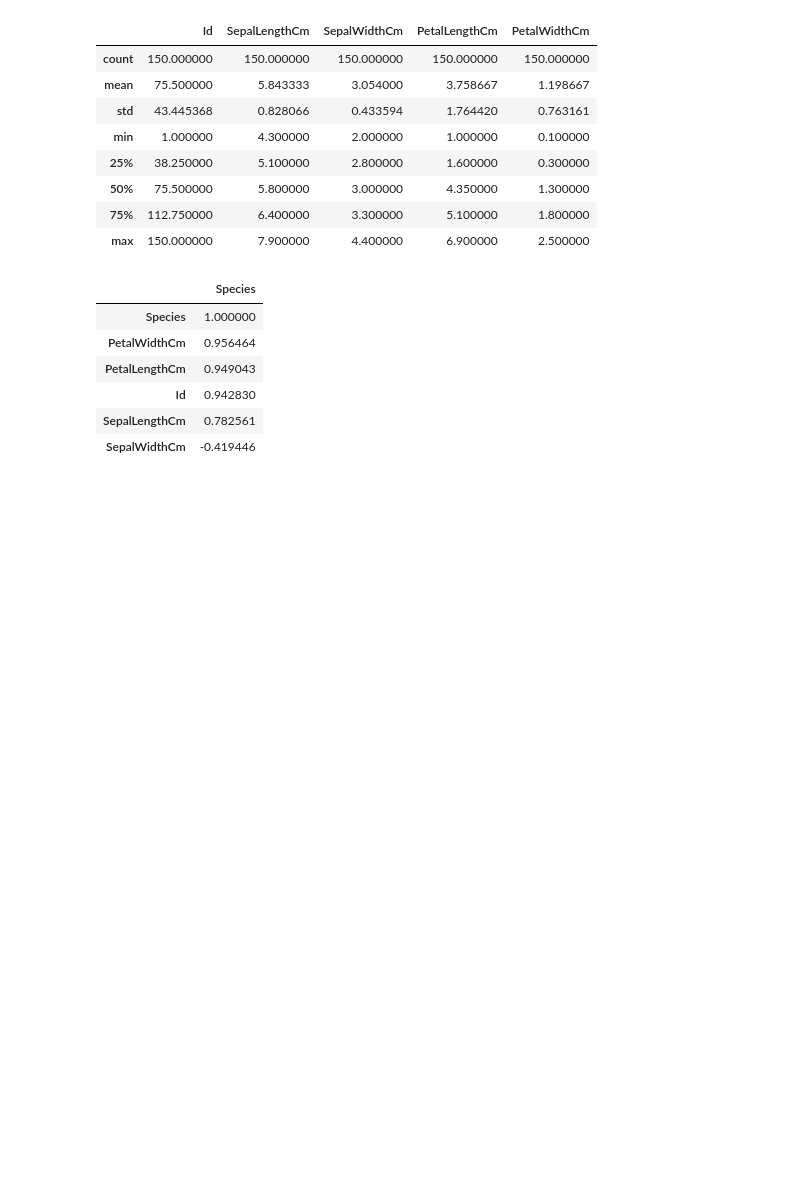
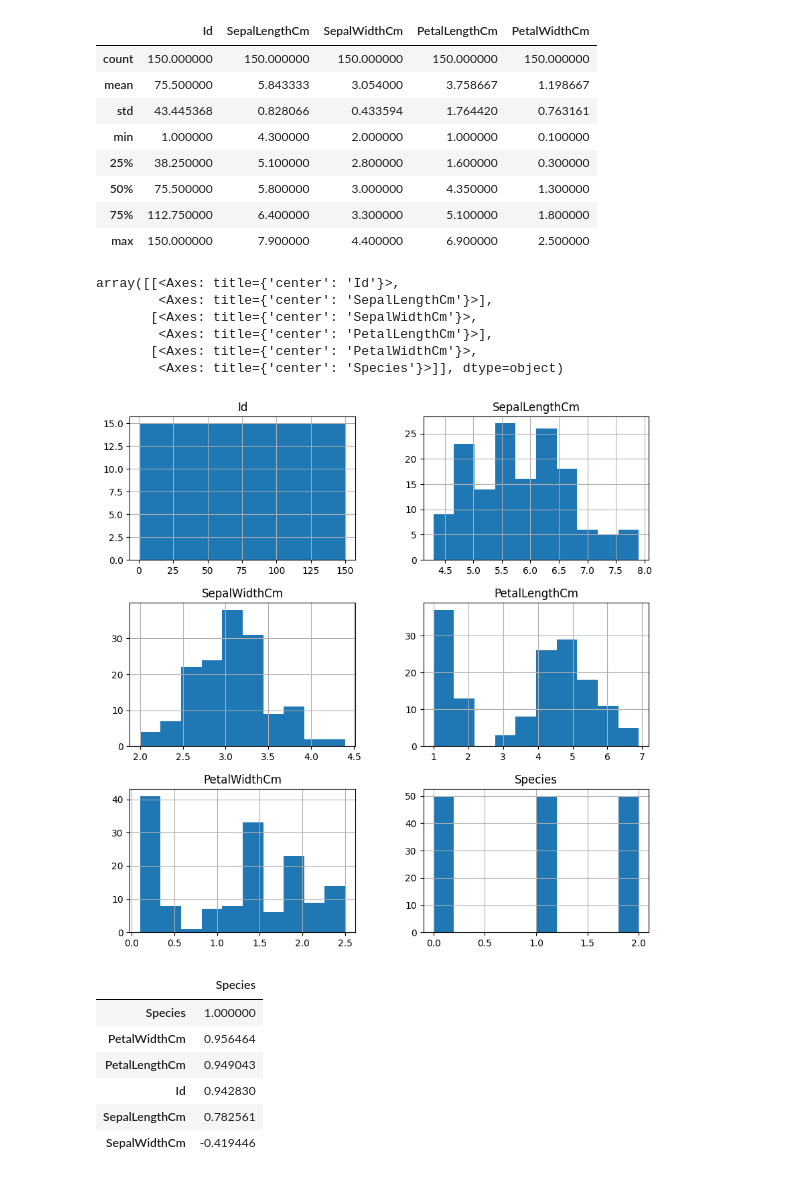
Before and after one commit to safin92/lab1, a Jupyter notebook: lab1.ipynb, the cells around one changed output. Saved outputs shown, nothing was run; the diff lists cells and outputs as text; code cells hidden in the pictures; blank space fills up the shorter version.

```diff
--- a/lab1.ipynb
+++ b/lab1.ipynb
@@ -49,6 +49,17 @@ df.describe() # данные не имеют выбросов, но имеют
 | 50% | 75.500000 | 5.800000 | 3.000000 | 4.350000 | 1.300000 |
 | 75% | 112.750000 | 6.400000 | 3.300000 | 5.100000 | 1.800000 |
 | max | 150.000000 | 7.900000 | 4.400000 | 6.900000 | 2.500000 |
+# %%
+# Посмотрим какую форму распределения имют наши данные
+df.hist(figsize=(10, 10))
+# %% [output]
+array([[<Axes: title={'center': 'Id'}>,
+        <Axes: title={'center': 'SepalLengthCm'}>],
+       [<Axes: title={'center': 'SepalWidthCm'}>,
+        <Axes: title={'center': 'PetalLengthCm'}>],
+       [<Axes: title={'center': 'PetalWidthCm'}>,
+        <Axes: title={'center': 'Species'}>]], dtype=object)
+[figure, added]
 # %%
 # Проверим корреляцию признаков с целевой перменной и между собой
 le = LabelEncoder()
```
